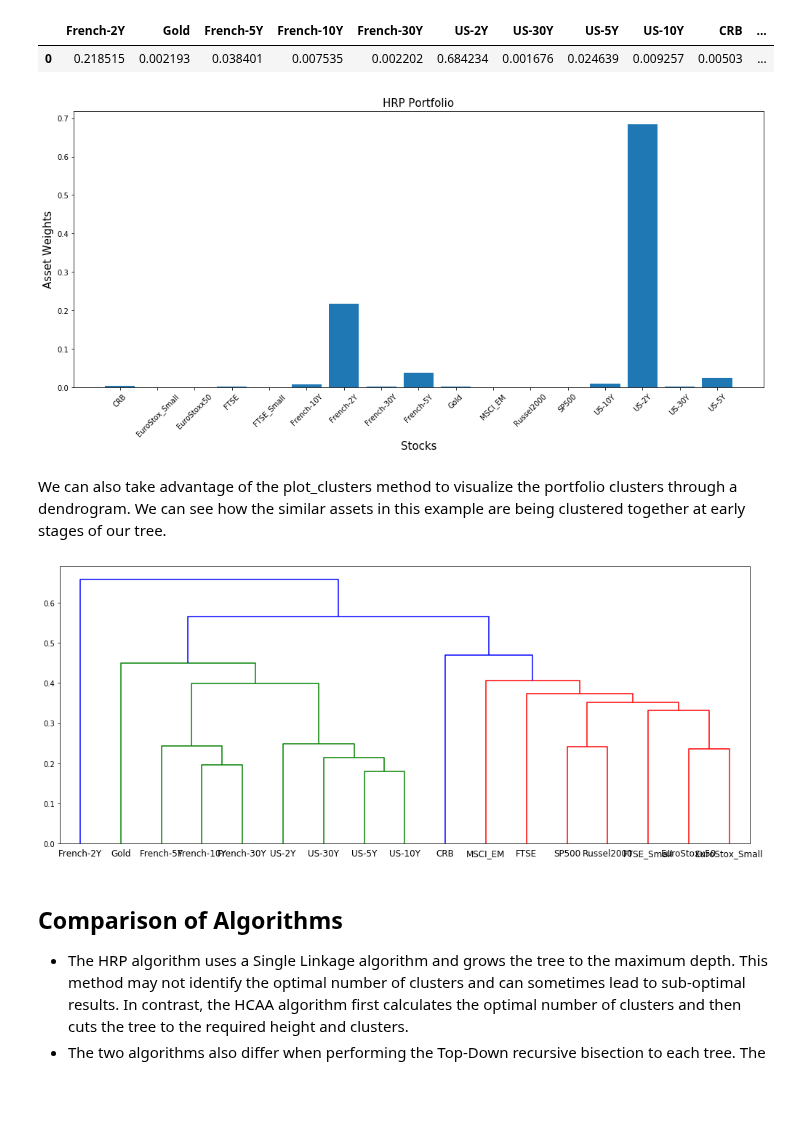
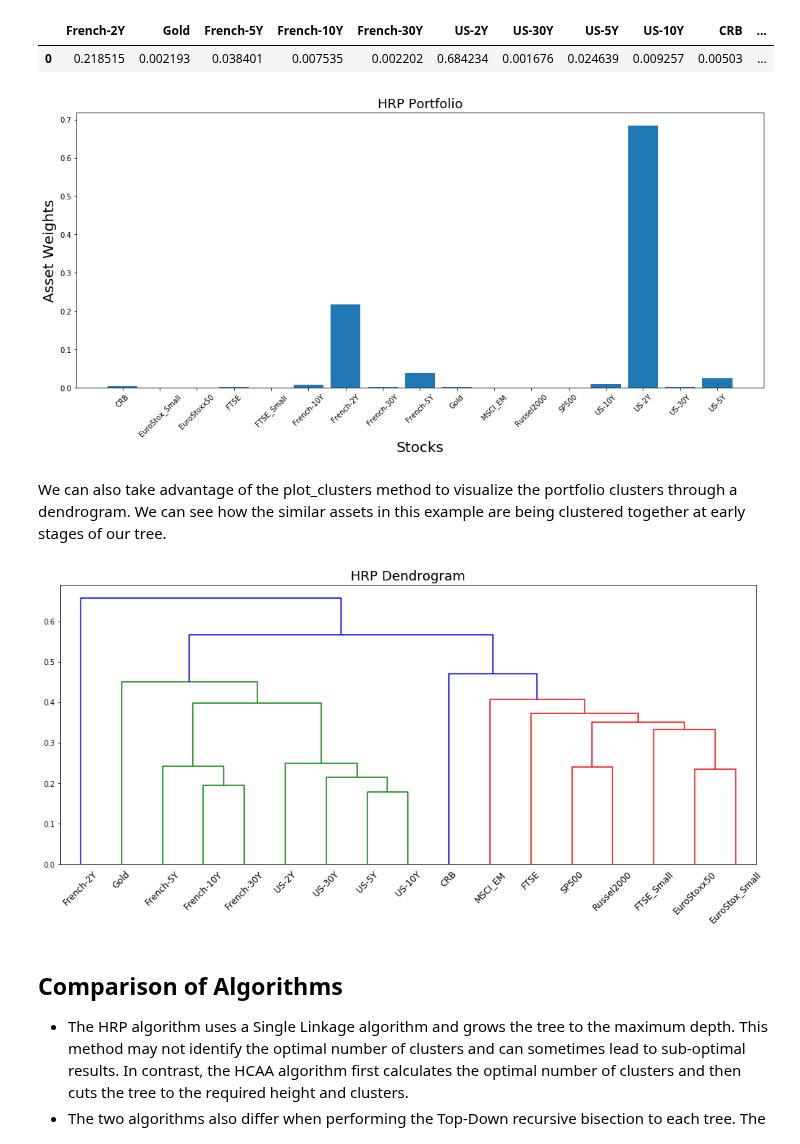
Before and after one commit to tzw101/research, a Jupyter notebook: Portfolio Optimisation Tutorials/HCAA & HRP Comparison/HCAA_HRP_comparison.ipynb, the cells around one changed output. Saved outputs shown, nothing was run; the diff lists cells and outputs as text; code cells hidden in the pictures; blank space fills up the shorter version.

```diff
--- a/Portfolio Optimisation Tutorials/HCAA & HRP Comparison/HCAA_HRP_comparison.ipynb
+++ b/Portfolio Optimisation Tutorials/HCAA & HRP Comparison/HCAA_HRP_comparison.ipynb
@@ -144,21 +186,23 @@ y_pos = np.arange(len(stock_prices.columns))
 plt.figure(figsize=(17,7))
 plt.bar(y_pos, hrp_weights)
 plt.xticks(y_pos, sorted(hrp.weights), rotation=45, size=10)
-plt.xlabel('Stocks', size=15)
-plt.ylabel('Asset Weights', size=15)
-plt.title('HRP Portfolio', size=15)
+plt.xlabel('Stocks', size=20)
+plt.ylabel('Asset Weights', size=20)
+plt.title('HRP Portfolio', size=18)
 plt.show()
 # %% [output]
-[figure, old version]
+[figure, new version]
 # %% [markdown]
 We can also take advantage of the plot_clusters method to visualize the portfolio clusters through a dendrogram. We can see how the similar assets in this example are being clustered together at early stages of our tree.
 # %%
 # plotting dendrogram of HRP portfolio
 plt.figure(figsize=(17,7))
 hrp.plot_clusters(stock_prices.columns)
+plt.title('HRP Dendrogram', size=18)
+plt.xticks(rotation=45)
 plt.show()
 # %% [output]
-[figure, old version]
+[figure, new version]
 # %% [markdown]
 ## Comparison of Algorithms
 - The HRP algorithm uses a Single Linkage algorithm and grows the tree to the maximum depth. This method may not identify the optimal number of clusters and can sometimes lead to sub-optimal results. In contrast, the HCAA algorithm first calculates the optimal number of clusters and then cuts the tree to the required height and clusters.
```
Also changed, not shown: parts of 11 cells of this notebook.
